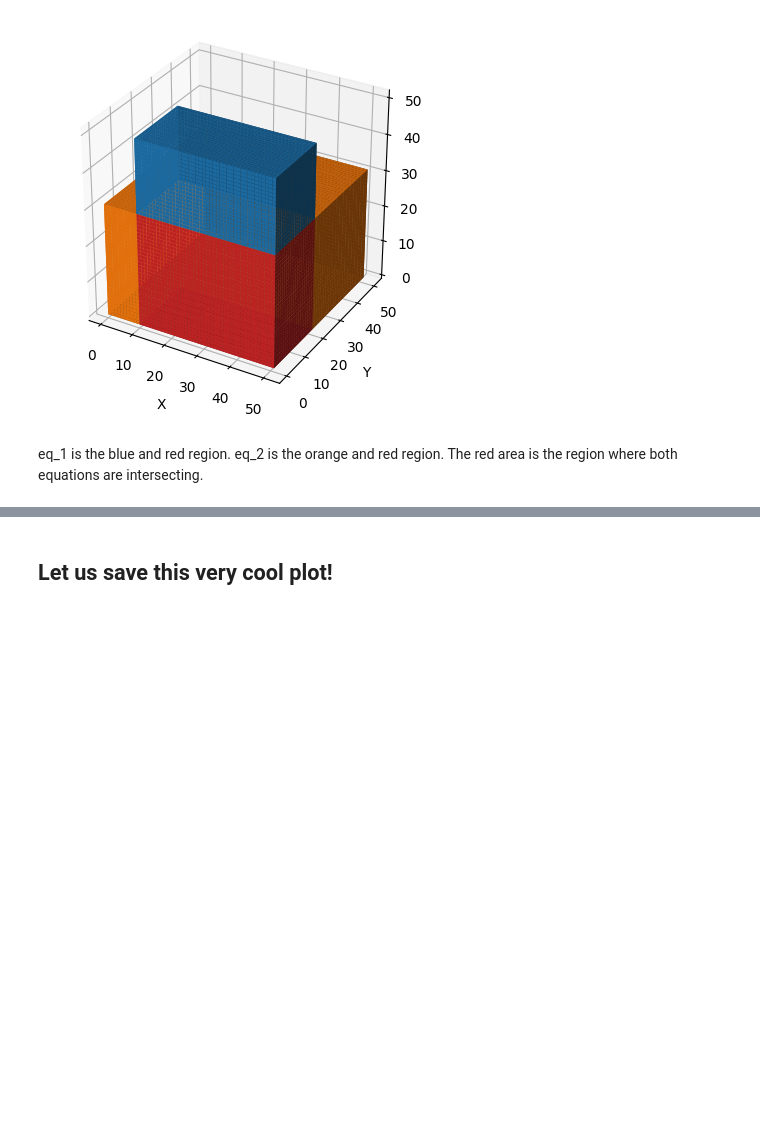
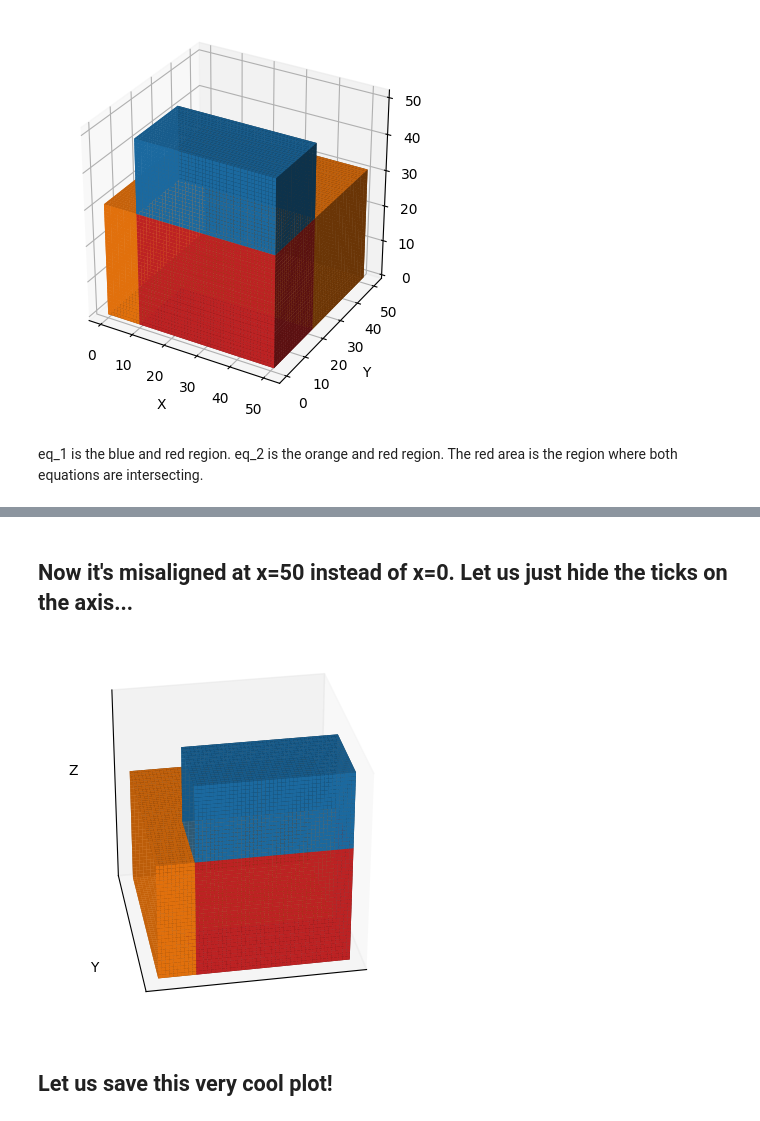
Before and after one commit to khoffschlag/PIE, a Jupyter notebook: examples/basic_examples.ipynb, the cells around one changed output, grey strips where cells are left out. Saved outputs shown, nothing was run; the diff lists cells and outputs as text; code cells hidden in the pictures; blank space fills up the shorter version.

```diff
--- a/examples/basic_examples.ipynb
+++ b/examples/basic_examples.ipynb
@@ -25,3 +36,15 @@ The red area is the region where both equations are intersecting.
+# %% [markdown]
+## Now it's misaligned at x=50 instead of x=0. Let us just hide the ticks on the axis...
+# %%
+plot_algebraic_problem_3D(
+    expressions=[expr_1, expr_2],
+    domain=(0, 50),
+    plot_intersection_only=False,
+    view_init=(30,-100),
+    hide_ticks=True
+)
+# %% [output]
+[figure, added]
 # %% [markdown]
 ## Let us save this very cool plot!
 # %%
```
Also changed, not shown: parts of 3 cells of this notebook.
